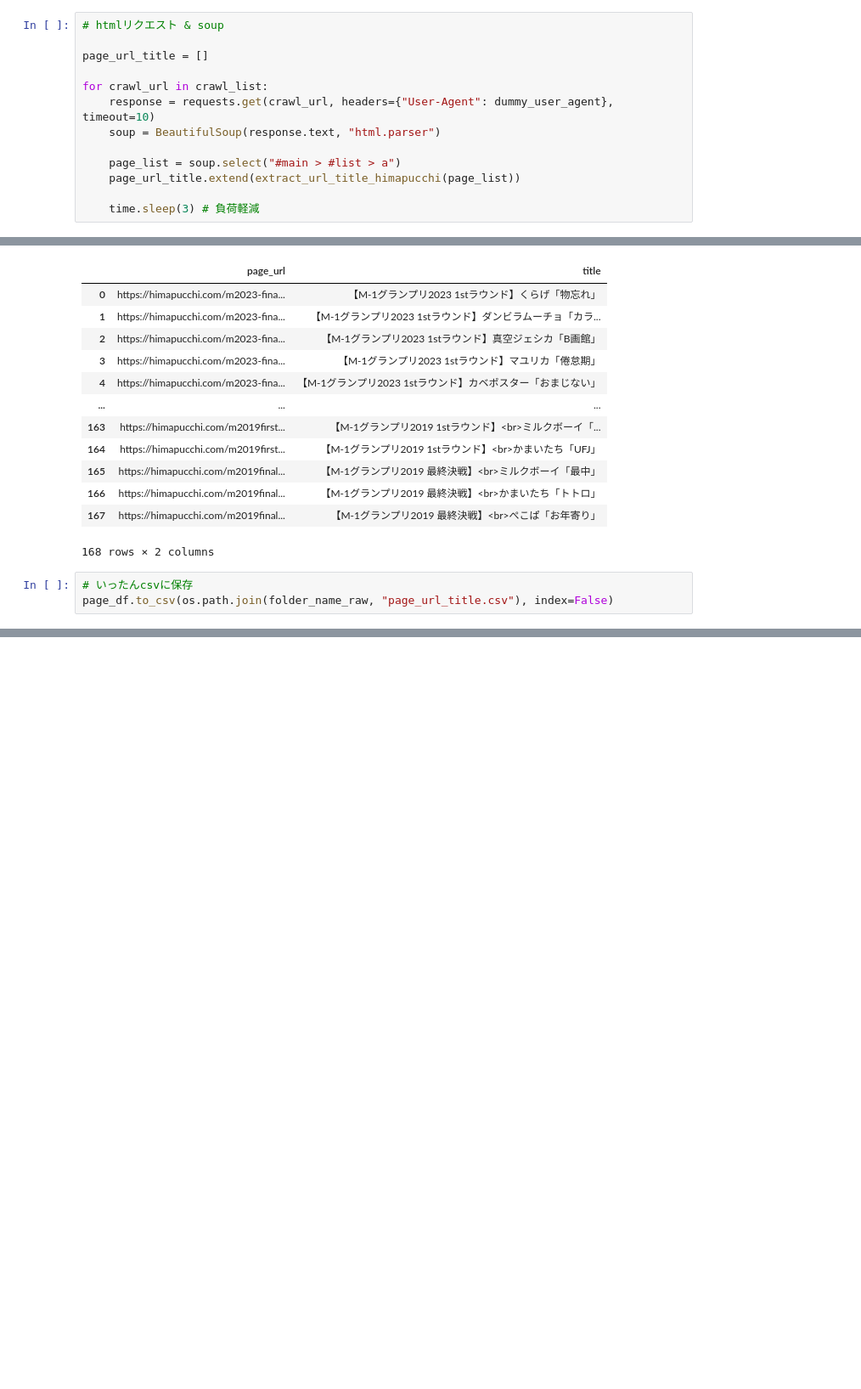
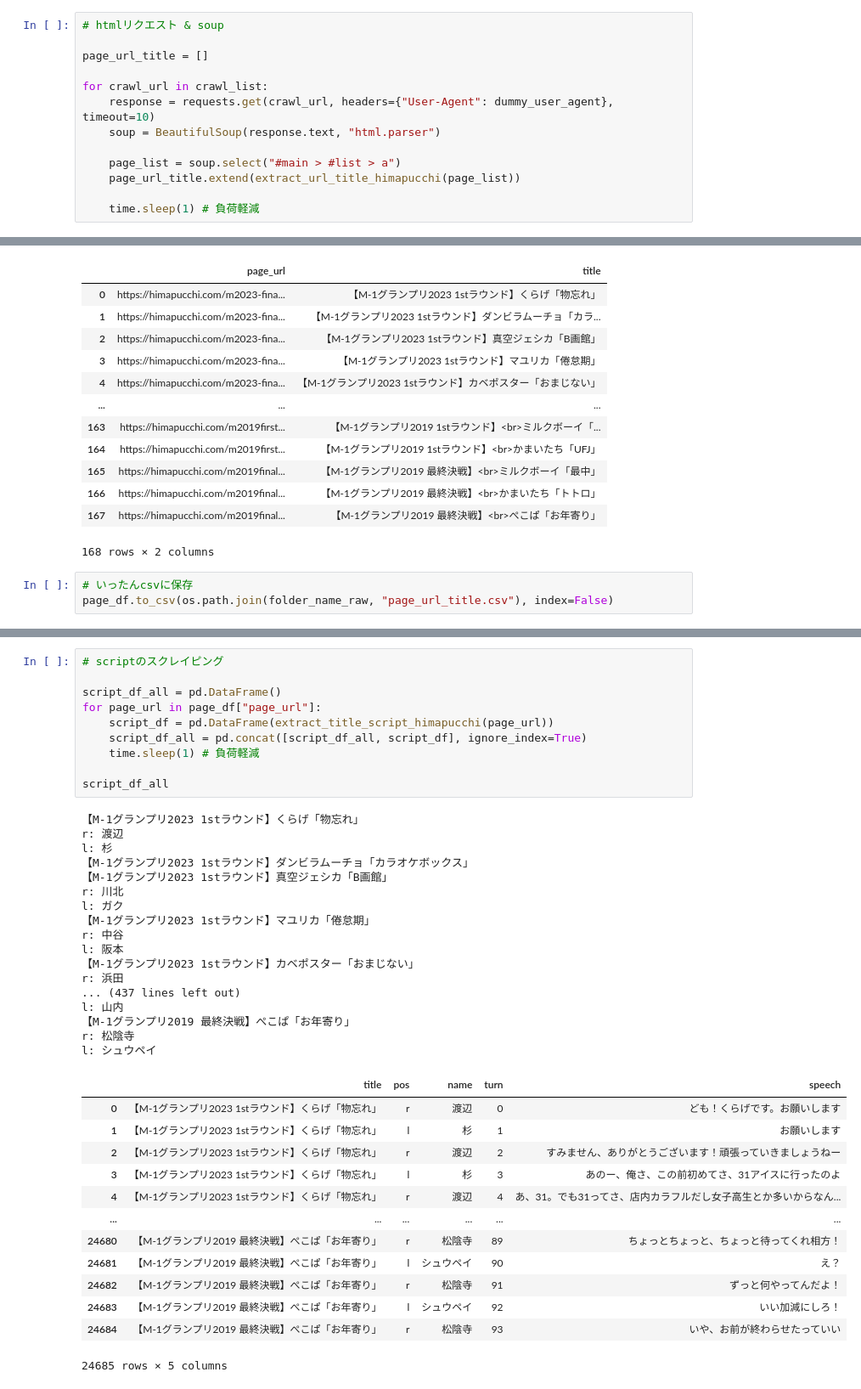
Before and after one commit to umenerineri/infovis-notebooks, a Jupyter notebook: final_project/project.ipynb, the cells around one changed output, grey strips where cells are left out. Shown at 85% size. Cells and saved outputs as stored; diff of their text form; blank space fills up the shorter version.

```diff
--- a/final_project/project.ipynb
+++ b/final_project/project.ipynb
@@ -101,7 +101,7 @@ for crawl_url in crawl_list:
     page_list = soup.select("#main > #list > a")
     page_url_title.extend(extract_url_title_himapucchi(page_list))
 
-    time.sleep(3) # 負荷軽減
+    time.sleep(1) # 負荷軽減
 # %%
 page_df = pd.DataFrame(page_url_title)
 page_df
@@ -124,0 +170,41 @@ page_df.to_csv(os.path.join(folder_name_raw, "page_url_title.csv"), index=False)
+# %%
+# scriptのスクレイピング
+
+script_df_all = pd.DataFrame()
+for page_url in page_df["page_url"]:
+    script_df = pd.DataFrame(extract_title_script_himapucchi(page_url))
+    script_df_all = pd.concat([script_df_all, script_df], ignore_index=True)
+    time.sleep(1) # 負荷軽減
+
+script_df_all
+# %% [output]
+【M-1グランプリ2023 1stラウンド】くらげ「物忘れ」
+r: 渡辺
+l: 杉
+【M-1グランプリ2023 1stラウンド】ダンビラムーチョ「カラオケボックス」
+【M-1グランプリ2023 1stラウンド】真空ジェシカ「B画館」
+r: 川北
+l: ガク
+【M-1グランプリ2023 1stラウンド】マユリカ「倦怠期」
+r: 中谷
+l: 阪本
+【M-1グランプリ2023 1stラウンド】カベポスター「おまじない」
+r: 浜田
+... (437 lines left out)
+l: 山内
+【M-1グランプリ2019 最終決戦】ぺこぱ「お年寄り」
+r: 松陰寺
+l: シュウペイ
+|  | title | pos | name | turn | speech |
+| 0 | 【M-1グランプリ2023 1stラウンド】くらげ「物忘れ」 | r | 渡辺 | 0 | ども！くらげです。お願いします |
+| 1 | 【M-1グランプリ2023 1stラウンド】くらげ「物忘れ」 | l | 杉 | 1 | お願いします |
+| 2 | 【M-1グランプリ2023 1stラウンド】くらげ「物忘れ」 | r | 渡辺 | 2 | すみません、ありがとうございます！頑張っていきましょうねー |
+| 3 | 【M-1グランプリ2023 1stラウンド】くらげ「物忘れ」 | l | 杉 | 3 | あのー、俺さ、この前初めてさ、31アイスに行ったのよ |
+| 4 | 【M-1グランプリ2023 1stラウンド】くらげ「物忘れ」 | r | 渡辺 | 4 | あ、31。でも31ってさ、店内カラフルだし女子高生とか多いからなん... |
+| ... | ... | ... | ... | ... | ... |
+| 24680 | 【M-1グランプリ2019 最終決戦】ぺこぱ「お年寄り」 | r | 松陰寺 | 89 | ちょっとちょっと、ちょっと待ってくれ相方！ |
+| 24681 | 【M-1グランプリ2019 最終決戦】ぺこぱ「お年寄り」 | l | シュウペイ | 90 | え？ |
+| 24682 | 【M-1グランプリ2019 最終決戦】ぺこぱ「お年寄り」 | r | 松陰寺 | 91 | ずっと何やってんだよ！ |
+| 24683 | 【M-1グランプリ2019 最終決戦】ぺこぱ「お年寄り」 | l | シュウペイ | 92 | いい加減にしろ！ |
+| 24684 | 【M-1グランプリ2019 最終決戦】ぺこぱ「お年寄り」 | r | 松陰寺 | 93 | いや、お前が終わらせたっていい |
+24685 rows × 5 columns
```
Also changed, not shown: parts of 3 cells of this notebook, 1 other file.
